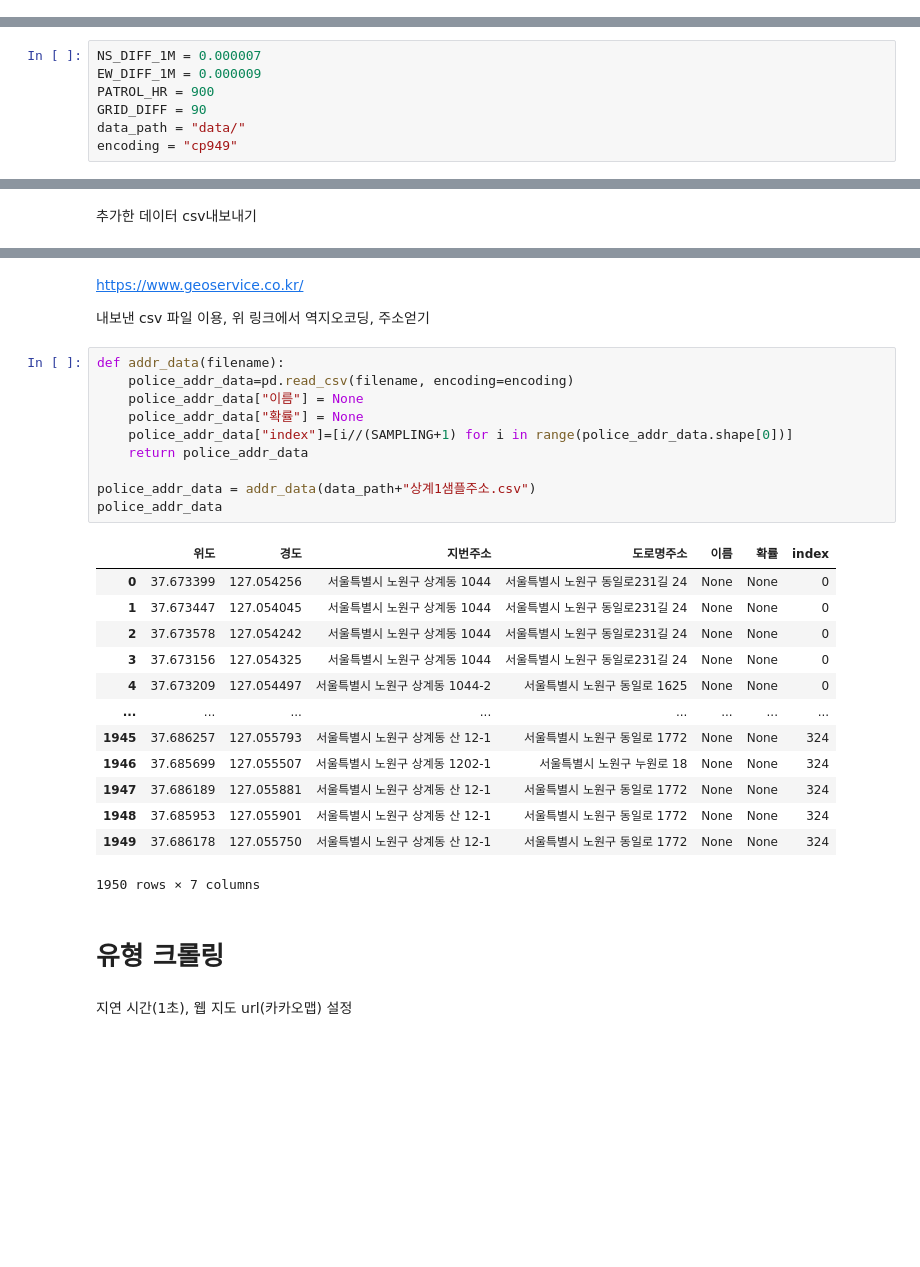
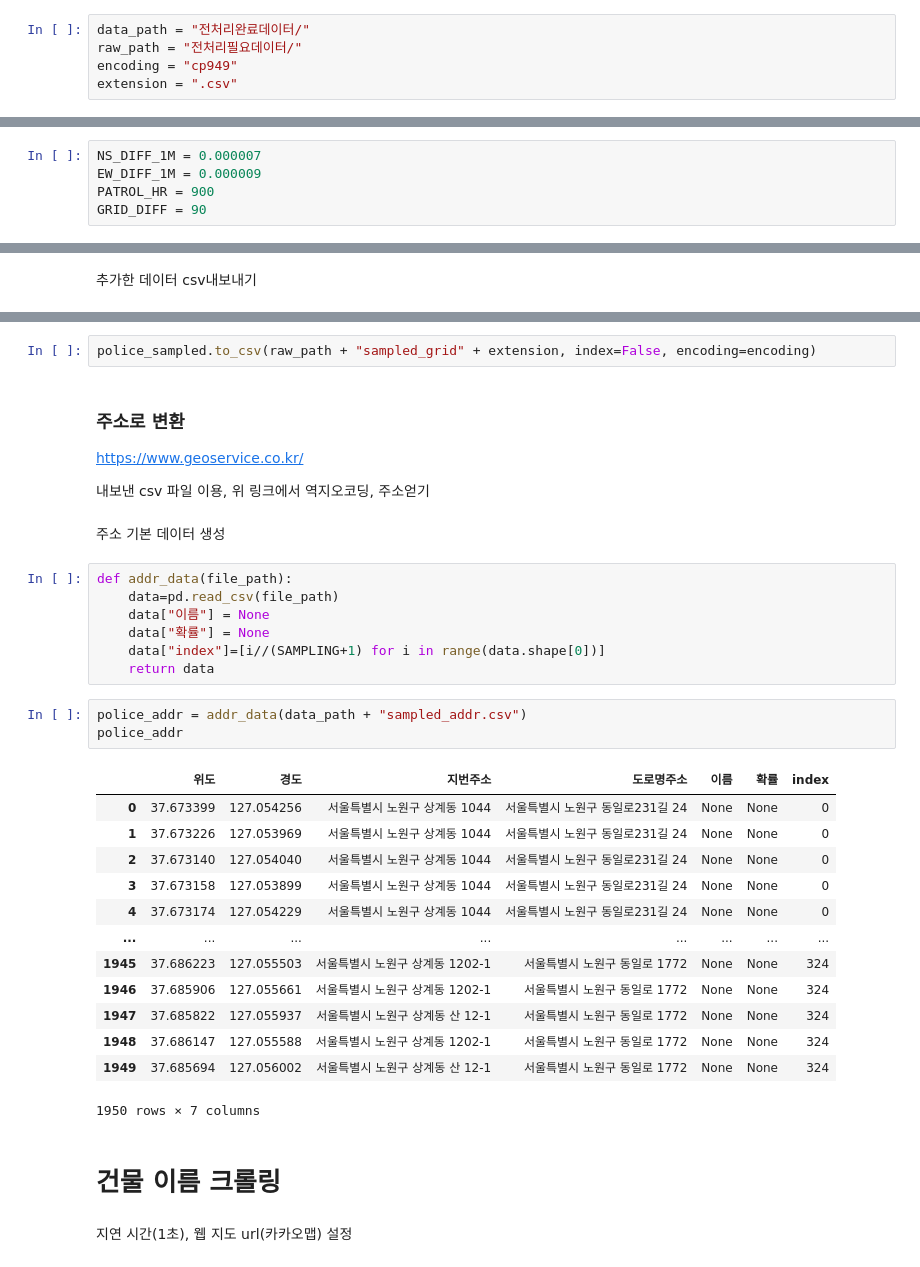
Before and after one commit to topaz11100/bp_final, a Jupyter notebook: 빅프_기말_최종.ipynb, the cells around one changed output, grey strips where cells are left out. Cells and saved outputs as stored; diff of their text form; blank space fills up the shorter version.

```diff
--- a/빅프_기말_최종.ipynb
+++ b/빅프_기말_최종.ipynb
@@ -17 +18,6 @@ import math
+# %%
+data_path = "전처리완료데이터/"
+raw_path = "전처리필요데이터/"
+encoding = "cp949"
+extension = ".csv"
 # %% [markdown]
@@ -25,8 +31,6 @@ NS_DIFF_1M = 0.000007
 EW_DIFF_1M = 0.000009
 PATROL_HR = 900
 GRID_DIFF = 90
-data_path = "data/"
-encoding = "cp949"
 # %% [markdown]
 # 기본 격자점 생성
 # %% [markdown]
@@ -115,33 +126,39 @@ police_sampled.to_csv(data_path + "상계1위경도샘플.csv", index=False, enc
+# %%
+police_sampled.to_csv(raw_path + "sampled_grid" + extension, index=False, encoding=encoding)
 # %% [markdown]
+### 주소로 변환
+
 https://www.geoservice.co.kr/
 
 내보낸 csv 파일 이용, 위 링크에서 역지오코딩, 주소얻기
+# %% [markdown]
+주소 기본 데이터 생성
 # %%
-def addr_data(filename):
-    police_addr_data=pd.read_csv(filename, encoding=encoding)
-    police_addr_data["이름"] = None
-    police_addr_data["확률"] = None
-    police_addr_data["index"]=[i//(SAMPLING+1) for i in range(police_addr_data.shape[0])]
-    return police_addr_data
-
-police_addr_data = addr_data(data_path+"상계1샘플주소.csv")
-police_addr_data
+def addr_data(file_path):
+    data=pd.read_csv(file_path)
+    data["이름"] = None
+    data["확률"] = None
+    data["index"]=[i//(SAMPLING+1) for i in range(data.shape[0])]
+    return data
-# %% [output]
-|  | 위도 | 경도 | 지번주소 | 도로명주소 | 이름 | 확률 | index |
-| 0 | 37.673399 | 127.054256 | 서울특별시 노원구 상계동 1044 | 서울특별시 노원구 동일로231길 24 | None | None | 0 |
-| 1 | 37.673447 | 127.054045 | 서울특별시 노원구 상계동 1044 | 서울특별시 노원구 동일로231길 24 | None | None | 0 |
-| 2 | 37.673578 | 127.054242 | 서울특별시 노원구 상계동 1044 | 서울특별시 노원구 동일로231길 24 | None | None | 0 |
-| 3 | 37.673156 | 127.054325 | 서울특별시 노원구 상계동 1044 | 서울특별시 노원구 동일로231길 24 | None | None | 0 |
-| 4 | 37.673209 | 127.054497 | 서울특별시 노원구 상계동 1044-2 | 서울특별시 노원구 동일로 1625 | None | None | 0 |
-| ... | ... | ... | ... | ... | ... | ... | ... |
-| 1945 | 37.686257 | 127.055793 | 서울특별시 노원구 상계동 산 12-1 | 서울특별시 노원구 동일로 1772 | None | None | 324 |
-| 1946 | 37.685699 | 127.055507 | 서울특별시 노원구 상계동 1202-1 | 서울특별시 노원구 누원로 18 | None | None | 324 |
-| 1947 | 37.686189 | 127.055881 | 서울특별시 노원구 상계동 산 12-1 | 서울특별시 노원구 동일로 1772 | None | None | 324 |
-| 1948 | 37.685953 | 127.055901 | 서울특별시 노원구 상계동 산 12-1 | 서울특별시 노원구 동일로 1772 | None | None | 324 |
-| 1949 | 37.686178 | 127.055750 | 서울특별시 노원구 상계동 산 12-1 | 서울특별시 노원구 동일로 1772 | None | None | 324 |
-1950 rows × 7 columns
+# %%
+police_addr = addr_data(data_path + "sampled_addr.csv")
+police_addr
+# %% [output]
+|  | 위도 | 경도 | 지번주소 | 도로명주소 | 이름 | 확률 | index |
+| 0 | 37.673399 | 127.054256 | 서울특별시 노원구 상계동 1044 | 서울특별시 노원구 동일로231길 24 | None | None | 0 |
+| 1 | 37.673226 | 127.053969 | 서울특별시 노원구 상계동 1044 | 서울특별시 노원구 동일로231길 24 | None | None | 0 |
+| 2 | 37.673140 | 127.054040 | 서울특별시 노원구 상계동 1044 | 서울특별시 노원구 동일로231길 24 | None | None | 0 |
+| 3 | 37.673158 | 127.053899 | 서울특별시 노원구 상계동 1044 | 서울특별시 노원구 동일로231길 24 | None | None | 0 |
+| 4 | 37.673174 | 127.054229 | 서울특별시 노원구 상계동 1044 | 서울특별시 노원구 동일로231길 24 | None | None | 0 |
+| ... | ... | ... | ... | ... | ... | ... | ... |
+| 1945 | 37.686223 | 127.055503 | 서울특별시 노원구 상계동 1202-1 | 서울특별시 노원구 동일로 1772 | None | None | 324 |
+| 1946 | 37.685906 | 127.055661 | 서울특별시 노원구 상계동 1202-1 | 서울특별시 노원구 동일로 1772 | None | None | 324 |
+| 1947 | 37.685822 | 127.055937 | 서울특별시 노원구 상계동 산 12-1 | 서울특별시 노원구 동일로 1772 | None | None | 324 |
+| 1948 | 37.686147 | 127.055588 | 서울특별시 노원구 상계동 1202-1 | 서울특별시 노원구 동일로 1772 | None | None | 324 |
+| 1949 | 37.685694 | 127.056002 | 서울특별시 노원구 상계동 산 12-1 | 서울특별시 노원구 동일로 1772 | None | None | 324 |
+1950 rows × 7 columns
 # %% [markdown]
-# 유형 크롤링
+# 건물 이름 크롤링
 # %% [markdown]
 지연 시간(1초), 웹 지도 url(카카오맵) 설정
 # %%
```
Also changed, not shown: parts of 41 cells of this notebook, 41 other files.
